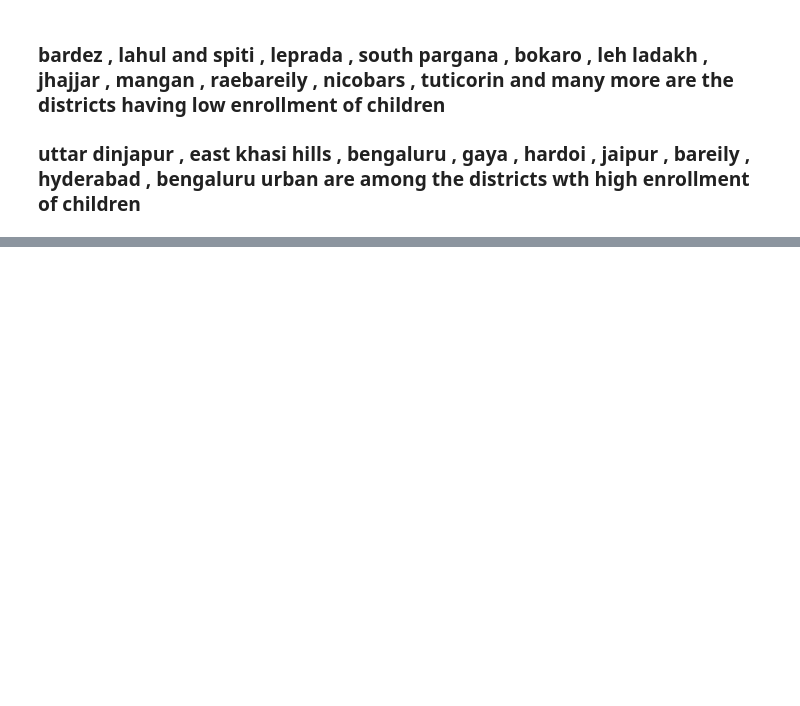
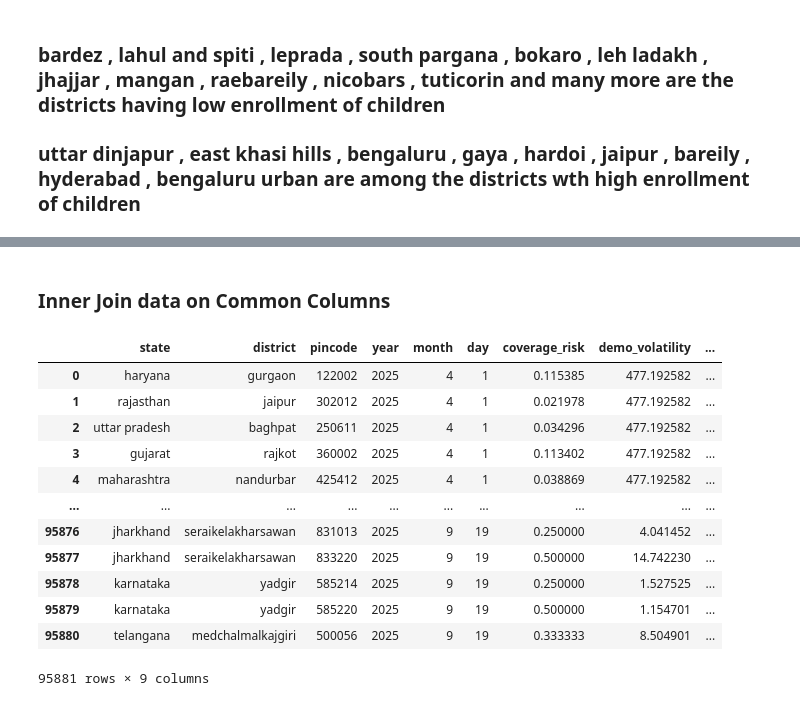
Before and after one commit to aniket2040/UIDAI-Addhar-Hackathon, a Jupyter notebook: data_analysis.ipynb, the cells around one changed output, grey strips where cells are left out. Drawn from its saved outputs; the diff is of its cells as text; code cells hidden in the pictures; blank space fills up the shorter version.

```diff
--- a/data_analysis.ipynb
+++ b/data_analysis.ipynb
@@ -240,0 +374,4 @@ df_low_enroll_minors.tail(20)
+# %%
+df_demographic['demo_volatility'] = df_demographic['demo_volatility'].fillna(0)
+upper_cap = df_demographic['demo_volatility'].quantile(0.99)
+df_demographic['demo_volatility'] = df_demographic['demo_volatility'].clip(upper=upper_cap)
@@ -240,0 +414,7 @@ df_low_enroll_minors.tail(20)
+# %%
+df_bio['bio_child_total'] = df_bio['bio_age_5_17']  + df_bio['bio_age_17_']
+df_bio['bio_child_ratio'] = (df_bio['bio_age_5_17'] )/ (df_bio['bio_child_total']+1)
+# df_bio.sample(5)
+# %%
+df_bio['bio_compliance_risk'] = 1-df_bio['bio_child_ratio']
+# df_bio.sample(5)
@@ -240,0 +463,38 @@ df_low_enroll_minors.tail(20)
+# %% [markdown]
+### Inner Join data on Common Columns
+# %%
+df_risk = (
+    df_enroll[
+        ['state','district','pincode','year','month','day','coverage_risk']
+    ]
+    .merge(
+        df_demographic[
+            ['state','district','pincode','year','month','day','demo_volatility']
+        ],
+        on=['state','district','pincode','year','month','day'],
+        how='inner'
+    )
+    .merge(
+        df_bio[
+            ['state','district','pincode','year','month','day','bio_compliance_risk']
+        ],
+        on=['state','district','pincode','year','month','day'],
+        how='inner'
+    )
+)
+# %%
+df_risk
+# %% [output]
+|  | state | district | pincode | year | month | day | coverage_risk | demo_volatility | ... |
+| 0 | haryana | gurgaon | 122002 | 2025 | 4 | 1 | 0.115385 | 477.192582 | ... |
+| 1 | rajasthan | jaipur | 302012 | 2025 | 4 | 1 | 0.021978 | 477.192582 | ... |
+| 2 | uttar pradesh | baghpat | 250611 | 2025 | 4 | 1 | 0.034296 | 477.192582 | ... |
+| 3 | gujarat | rajkot | 360002 | 2025 | 4 | 1 | 0.113402 | 477.192582 | ... |
+| 4 | maharashtra | nandurbar | 425412 | 2025 | 4 | 1 | 0.038869 | 477.192582 | ... |
+| ... | ... | ... | ... | ... | ... | ... | ... | ... | ... |
+| 95876 | jharkhand | seraikelakharsawan | 831013 | 2025 | 9 | 19 | 0.250000 | 4.041452 | ... |
+| 95877 | jharkhand | seraikelakharsawan | 833220 | 2025 | 9 | 19 | 0.500000 | 14.742230 | ... |
+| 95878 | karnataka | yadgir | 585214 | 2025 | 9 | 19 | 0.250000 | 1.527525 | ... |
+| 95879 | karnataka | yadgir | 585220 | 2025 | 9 | 19 | 0.500000 | 1.154701 | ... |
+| 95880 | telangana | medchalmalkajgiri | 500056 | 2025 | 9 | 19 | 0.333333 | 8.504901 | ... |
+95881 rows × 9 columns
```
Also changed, not shown: parts of 46 cells of this notebook, 6 other files.
